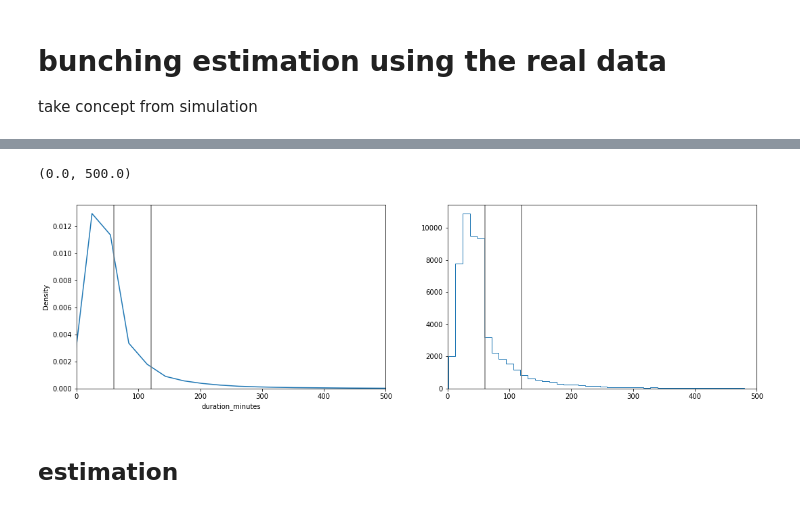
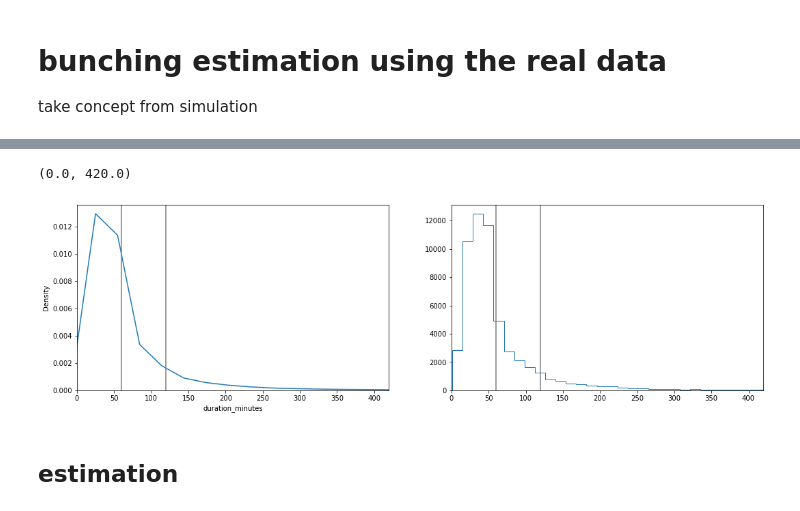
Before and after one commit to paulaleoni/delhi_outages, a Jupyter notebook: src/bunching.ipynb, the cells around one changed output, grey strips where cells are left out. Saved outputs shown, nothing was run; the diff lists cells and outputs as text; code cells hidden in the pictures.

```diff
--- a/src/bunching.ipynb
+++ b/src/bunching.ipynb
@@ -25,16 +25,18 @@ phi120 = 100
 wd = Path.cwd()
 file = 'stata/Outages_{period}.dta'
 data = pd.read_stata(wd.parent/file)
-print(data.columns)
+#print(data.columns)
 
 # keep relevant columns
 data = data[['date', 'duration_minutes', 'discom', 'planned']]
+data['year'] = data.apply(lambda row: row.date.year, axis=1)
+
+# keep year 2019
+data = data[data.apply(lambda row: row.date.year == 2019, axis=1)]
 
 # keep only unplanned
 data = data.loc[data.planned != 'planned',]
 
-# keep year 2019
-data = data[data.apply(lambda row: row.date.year == 2019, axis=1)]
 
 # keep one firm
 #data = data.loc[data.discom == 'tata',]
@@ -63,19 +58,19 @@ Index(['division_name', 'id', 'area_affected', 'noofcustomersaffected',
 # %%
-xmax  = 500
+xmax  = 420
 
 fig, axs = plt.subplots(1,2,figsize=(18,5))
 sns.kdeplot(data.duration_minutes, ax = axs[0])
 axs[0].axvline(60, color  = 'grey')
 axs[0].axvline(120, color  = 'grey')
 axs[0].set_xlim(0,xmax)
 
 axs[1].hist(data.duration_minutes, histtype = 'step', bins = xmax)
 axs[1].axvline(60, color  = 'grey')
 axs[1].axvline(120, color  = 'grey')
 axs[1].set_xlim(0,xmax)
 # %% [output]
-(0.0, 500.0)
+(0.0, 420.0)
-[figure, old version]
+[figure, new version]
 # %% [markdown]
 ## estimation
 # %%
```
Also changed, not shown: parts of 6 cells of this notebook.
